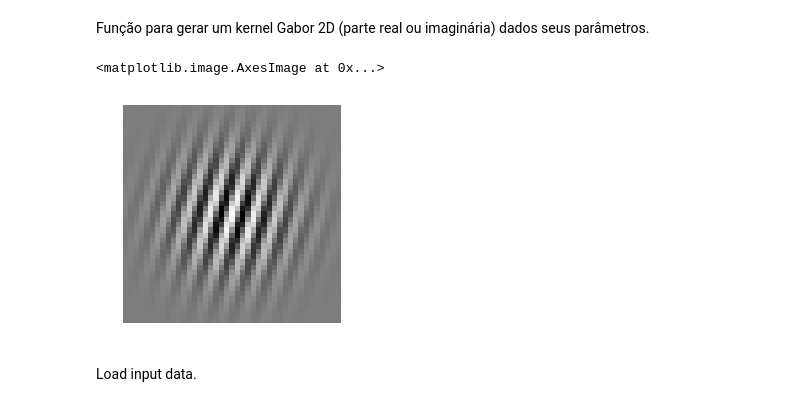
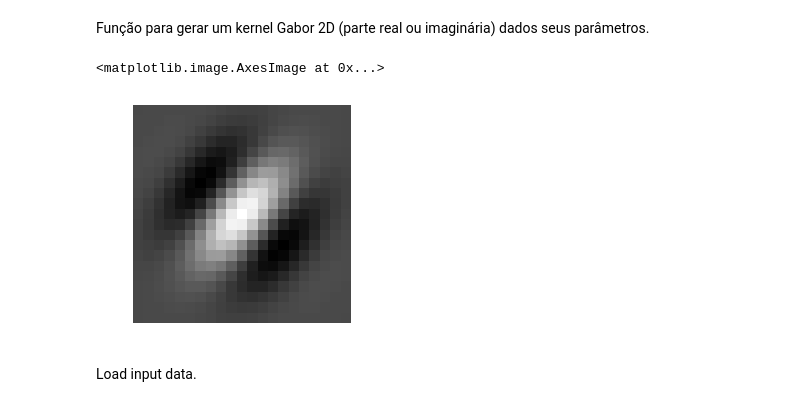
Before and after one commit to PauloCarvalhoRJ/notebooks_tese, a Jupyter notebook: Arch7_Gabor_Modulated.ipynb, the cells around one changed output. Cells and saved outputs as stored; diff of their text form; code cells hidden in the pictures.

```diff
--- a/Arch7_Gabor_Modulated.ipynb
+++ b/Arch7_Gabor_Modulated.ipynb
@@ -156,33 +156,33 @@ Função para gerar um kernel Gabor 2D (parte real ou imaginária) dados seus pa
 # %%
 # gridSize: the dimensions of the resulting kernel in pixels.
 # angle: the orientation angle of the Gabor wavelet in radians.
 # lambd: the wavelength of the Gabor wavelet in pixels.
 # sigmaX: the standard deviation of the Gaussian envelope in pixels along the angle azimuth.
 # ratioSigmaXY: the ratio of the standard deviations of the Gaussian envelope alonge the
 #               angle azimuth and the orthogonal azimuth.
 # phase: the phase of the Gabor wavelet with respect to the center of the kernel in radians.
 # func: the trigronometric function to use.  Set cosine to get the real part and sine to get the
 #       imaginary part of the Gabor kernel.
 def makeGabor( gridSize, angle, lambd, sigmaX, ratioSigmaXY, phase, func=np.cos ):
     if not ( gridSize[0]%2 and gridSize[1]%2 ):
         raise ValueError('makeGabor(): dimensions must be odd numbers.')
     radius = (int(gridSize[0]/2.0), int(gridSize[1]/2.0))
     [x, y] = np.meshgrid(range(-radius[0], radius[0]+1), range(-radius[1], radius[1]+1))
 
     x1 = x * np.cos(angle) + y * np.sin(angle)
     y1 = -x * np.sin(angle) + y * np.cos(angle)
 
     return np.exp( - (x1**2 + ratioSigmaXY**2*y1**2)/(2*sigmaX**2)) * func(2*np.pi*(x1/lambd) + phase)
 
 # change func to "cos" to get the real part Gabor or to "sin" to get the imaginary part Gabor
 #g = makeGabor(gridSize=(9,9), angle= 45*np.pi/180, lambd=4.0, sigmaX=2.0, ratioSigmaXY=1.0, phase=0.0, func=np.cos )
-g = makeGabor(gridSize=(41,41), angle= 0.3, lambd=4.0, sigmaX=8.0, ratioSigmaXY=1.0, phase=0.0, func=np.cos )
+g = makeGabor(gridSize=(21,21), angle= 0.7, lambd=12.0, sigmaX=4.0, ratioSigmaXY=1.0, phase=0.0, func=np.cos )
 plt.figure();
 plt.axis('off')
 plt.imshow(g, cmap=plt.gray())
 # %% [output]
 <matplotlib.image.AxesImage at 0x...>
-[figure, old version]
+[figure, new version]
 # %% [markdown]
 Load input data.
 # %%
```
Also changed, not shown: parts of 6 cells of this notebook, 1 other file.
